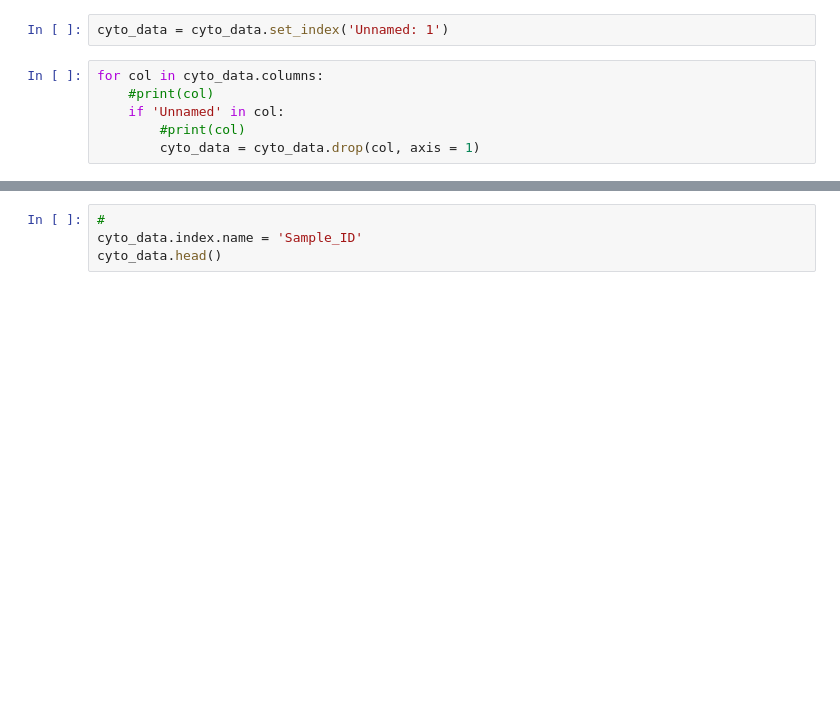
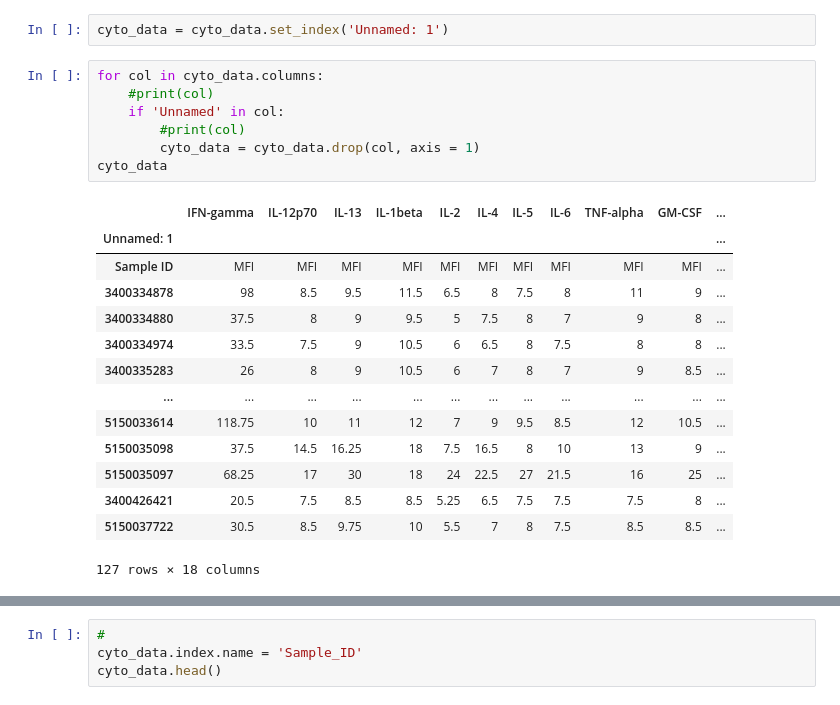
Before and after one commit to ppptrice/DATA440_Project, a Jupyter notebook: test_generate_data.ipynb, the cells around one changed output, grey strips where cells are left out. Saved outputs shown, nothing was run; the diff lists cells and outputs as text; blank space fills up the shorter version.

```diff
--- a/test_generate_data.ipynb
+++ b/test_generate_data.ipynb
@@ -18,8 +18,24 @@ cyto_data = cyto_data.set_index('Unnamed: 1')
 # %%
 for col in cyto_data.columns:
     #print(col)
     if 'Unnamed' in col:
         #print(col)
         cyto_data = cyto_data.drop(col, axis = 1)
+cyto_data
+# %% [output]
+|  | IFN-gamma | IL-12p70 | IL-13 | IL-1beta | IL-2 | IL-4 | IL-5 | IL-6 | TNF-alpha | GM-CSF | ... |
+| Unnamed: 1 |  |  |  |  |  |  |  |  |  |  | ... |
+| Sample ID | MFI | MFI | MFI | MFI | MFI | MFI | MFI | MFI | MFI | MFI | ... |
+| 3400334878 | 98 | 8.5 | 9.5 | 11.5 | 6.5 | 8 | 7.5 | 8 | 11 | 9 | ... |
+| 3400334880 | 37.5 | 8 | 9 | 9.5 | 5 | 7.5 | 8 | 7 | 9 | 8 | ... |
+| 3400334974 | 33.5 | 7.5 | 9 | 10.5 | 6 | 6.5 | 8 | 7.5 | 8 | 8 | ... |
+| 3400335283 | 26 | 8 | 9 | 10.5 | 6 | 7 | 8 | 7 | 9 | 8.5 | ... |
+| ... | ... | ... | ... | ... | ... | ... | ... | ... | ... | ... | ... |
+| 5150033614 | 118.75 | 10 | 11 | 12 | 7 | 9 | 9.5 | 8.5 | 12 | 10.5 | ... |
+| 5150035098 | 37.5 | 14.5 | 16.25 | 18 | 7.5 | 16.5 | 8 | 10 | 13 | 9 | ... |
+| 5150035097 | 68.25 | 17 | 30 | 18 | 24 | 22.5 | 27 | 21.5 | 16 | 25 | ... |
+| 3400426421 | 20.5 | 7.5 | 8.5 | 8.5 | 5.25 | 6.5 | 7.5 | 7.5 | 7.5 | 8 | ... |
+| 5150037722 | 30.5 | 8.5 | 9.75 | 10 | 5.5 | 7 | 8 | 7.5 | 8.5 | 8.5 | ... |
+127 rows × 18 columns
 # %%
 cyto_data = cyto_data.drop('Sample ID')
```
Also changed, not shown: parts of 2 cells of this notebook, 2 other files.
